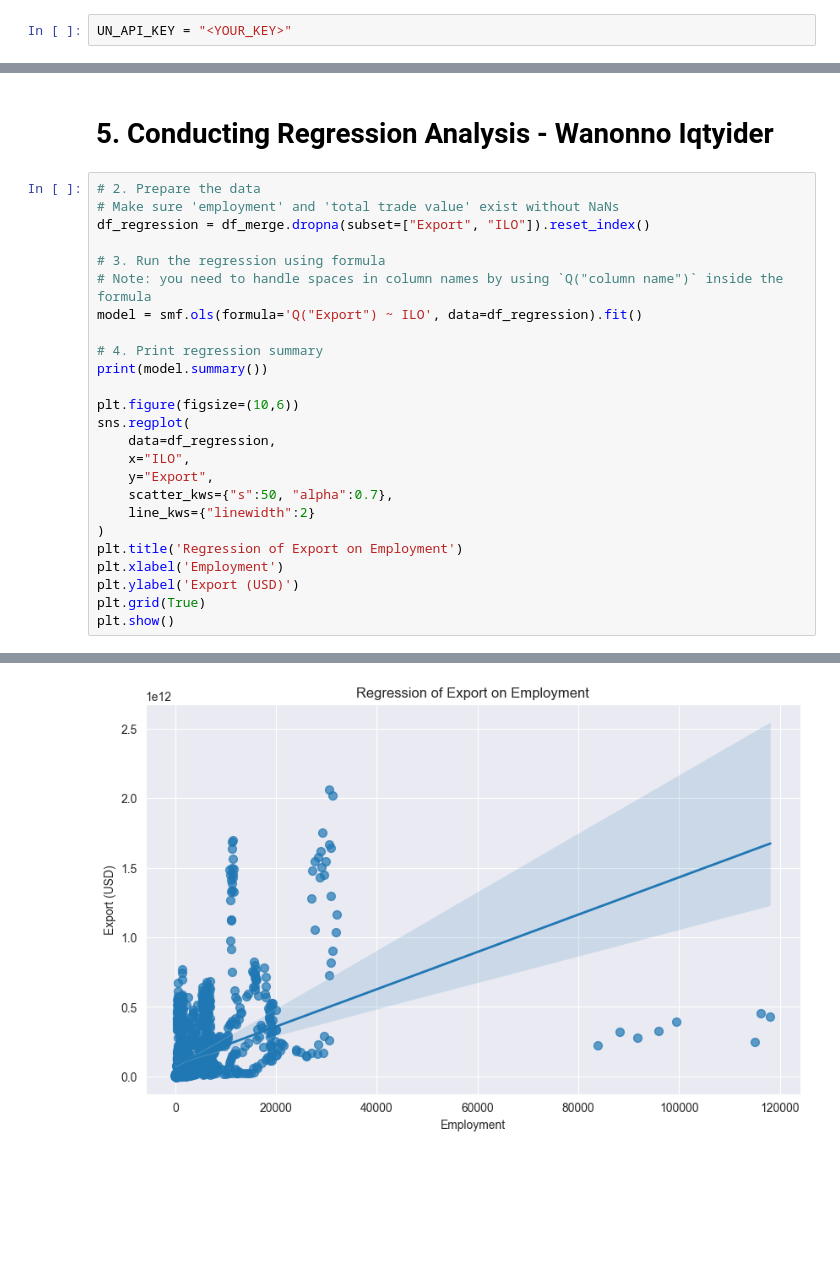
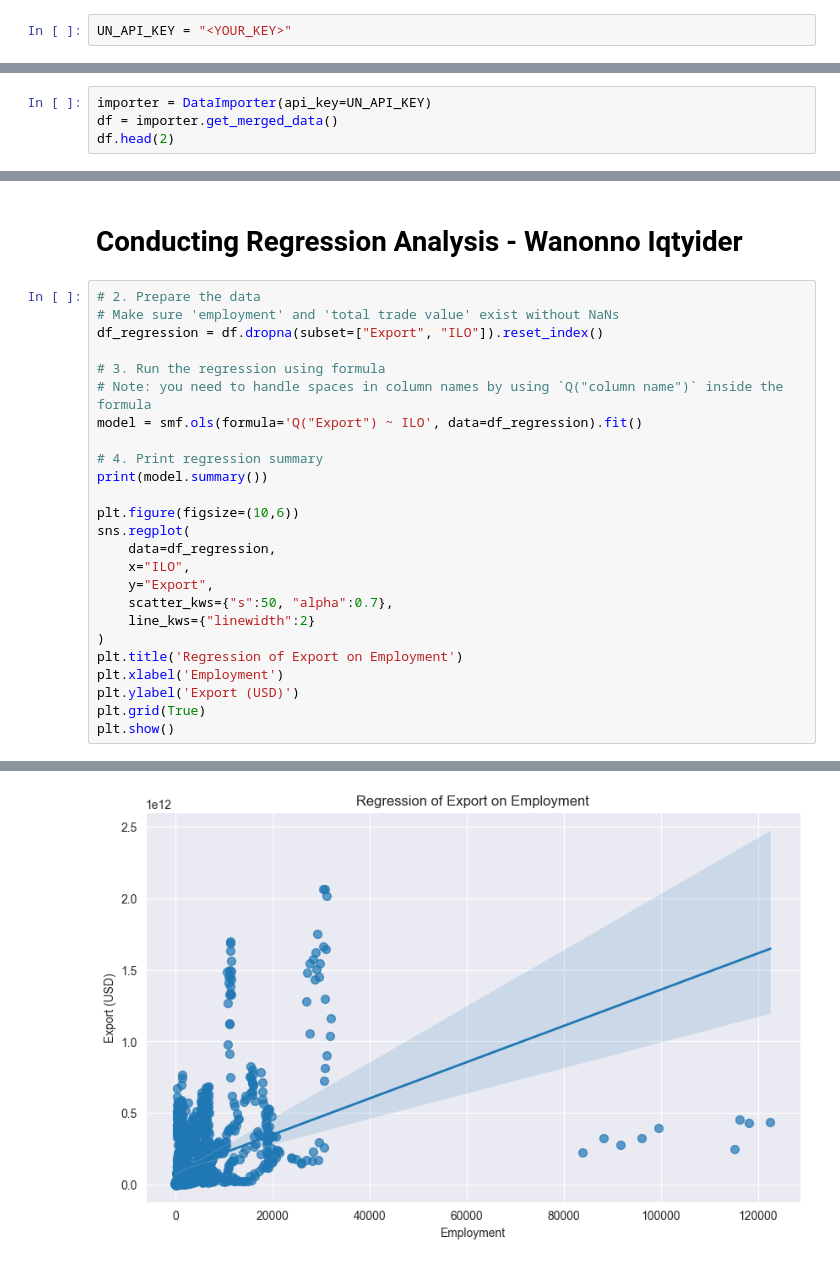
Before and after one commit to Graspp-25-Spring/graspp-25S-trade, a Jupyter notebook: notebooks/milestone_1.ipynb, the cells around one changed output, grey strips where cells are left out. Saved outputs shown, nothing was run; the diff lists cells and outputs as text; blank space fills up the shorter version.

Commit message:
create a class for the data importation

```diff
--- a/notebooks/milestone_1.ipynb
+++ b/notebooks/milestone_1.ipynb
@@ -141,0 +36,4 @@ df_merge.tail(2)
+# %%
+importer = DataImporter(api_key=UN_API_KEY)
+df = importer.get_merged_data()
+df.head(2)
@@ -151,9 +54,9 @@ g.map_offdiag(sns.scatterplot)
 # %% [markdown]
-# 5. Conducting Regression Analysis - Wanonno Iqtyider
+# Conducting Regression Analysis - Wanonno Iqtyider
 # %%
 # 2. Prepare the data
 # Make sure 'employment' and 'total trade value' exist without NaNs
-df_regression = df_merge.dropna(subset=["Export", "ILO"]).reset_index()
+df_regression = df.dropna(subset=["Export", "ILO"]).reset_index()
 
 # 3. Run the regression using formula
 # Note: you need to handle spaces in column names by using `Q("column name")` inside the formula
@@ -195,2 +98,2 @@ Notes:
 strong multicollinearity or other numerical problems.
-[figure, old version]
+[figure, new version]
```
Also changed, not shown: parts of 25 cells of this notebook, 4 other files.
